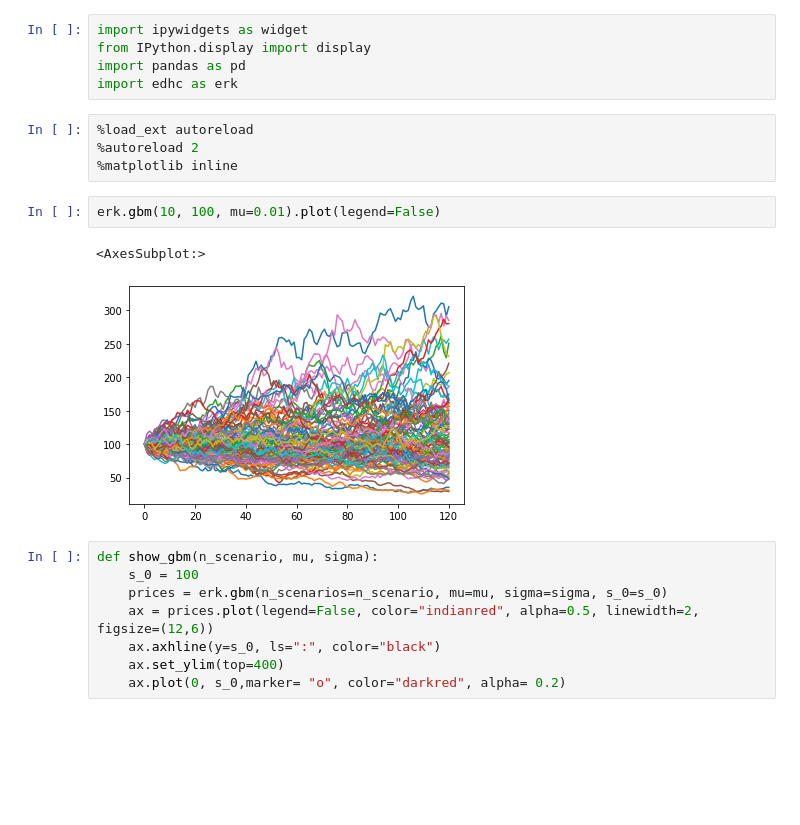
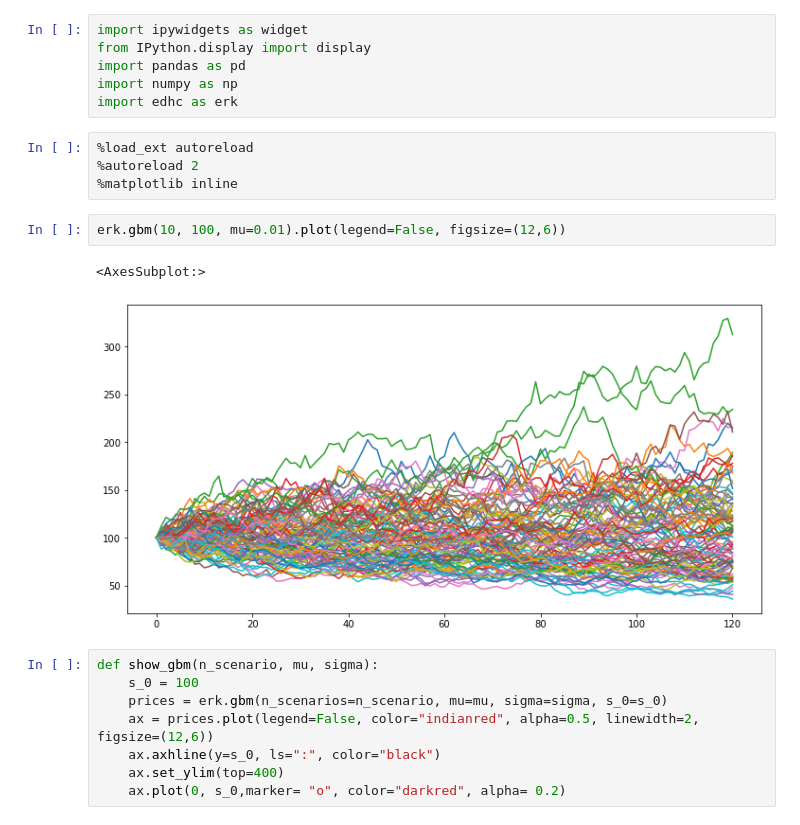
Before and after one commit to oxlupo/finance-courses, a Jupyter notebook: train/interactive_plot.ipynb, the cells around one changed output. Cells and saved outputs as stored; diff of their text form; blank space fills up the shorter version.

```diff
--- a/train/interactive_plot.ipynb
+++ b/train/interactive_plot.ipynb
@@ -2,16 +2,17 @@
 import ipywidgets as widget
 from IPython.display import display
 import pandas as pd
+import numpy as np
 import edhc as erk
 # %%
 %load_ext autoreload
 %autoreload 2
 %matplotlib inline
 # %%
-erk.gbm(10, 100, mu=0.01).plot(legend=False)
+erk.gbm(10, 100, mu=0.01).plot(legend=False, figsize=(12,6))
 # %% [output]
 <AxesSubplot:>
-[figure, old version]
+[figure, new version]
 # %%
 def show_gbm(n_scenario, mu, sigma):
     s_0 = 100
```
Also changed, not shown: parts of 7 cells of this notebook, 1 other file.
